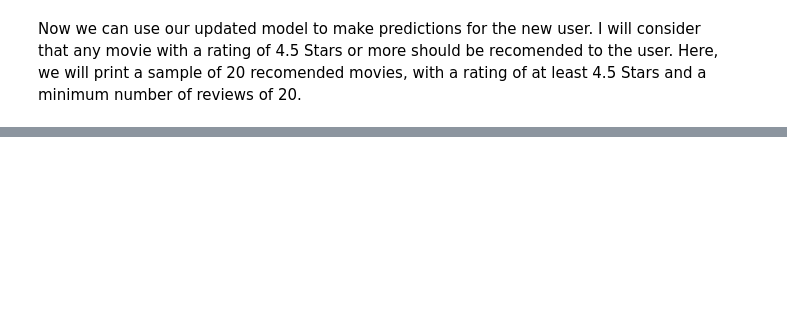
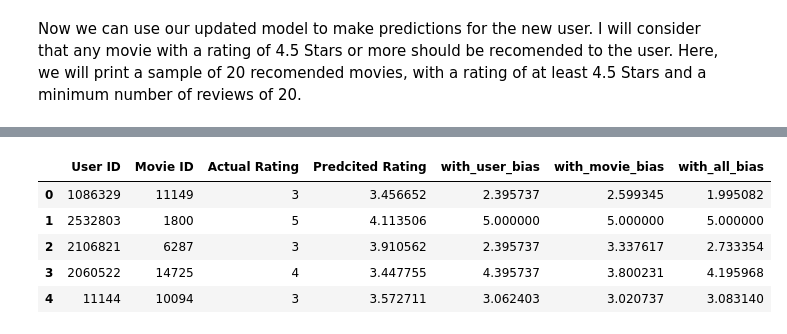
Before and after one commit to masaver/springboard, a Jupyter notebook: capstone1_explring_netlix's_movie_recomender_system/final report/movie_recomender.ipynb, the cells around one changed output, grey strips where cells are left out. Saved outputs shown, nothing was run; the diff lists cells and outputs as text; code cells hidden in the pictures; blank space fills up the shorter version.

```diff
--- a/capstone1_explring_netlix's_movie_recomender_system/final report/movie_recomender.ipynb
+++ b/capstone1_explring_netlix's_movie_recomender_system/final report/movie_recomender.ipynb
@@ -662,0 +903,4 @@ The only recomended movie/series in the sample list that seems a bit out of plac
+# %%
+# sample random trainset and testset
+# test set is made of 30% of the ratings.
+trainset, testset = train_test_split(data, test_size=.3)
@@ -662,0 +935,59 @@ The only recomended movie/series in the sample list that seems a bit out of plac
+# %%
+#Here we group the data and define some functions to calculate the biases
+overall_mean = np.mean(df4['Actual Rating'].values)
+rating_by_user = df4.groupby('User ID').mean()
+rating_by_movie = df4.groupby('Movie ID').mean()
+
+def user_bias(user_id):
+    user_id = int(user_id)
+    bias = rating_by_user.loc[user_id,'Actual Rating'] - overall_mean
+    return bias
+
+def movie_bias(movie_id):
+    movie_id = int(movie_id)
+    bias = rating_by_movie.loc[movie_id,'Actual Rating'] - overall_mean
+    return bias
+# %%
+#Now, we proceed to add the user and movie specific biases to the predicted ratings.
+#In case that the adjusted rating is higher than 5, it will be set to 5.
+#In case that the adjusted rating is lower than 1, it will be set to 1.
+
+def with_user_bias(row):
+    a = row['Actual Rating'] + user_bias(row['User ID'])
+    if a > 5:
+        a = 5
+    elif a < 1:
+        a = 1
+
+    return a
+
+def with_movie_bias(row):
+    a = row['Actual Rating'] + movie_bias(row['Movie ID'])
+    if a > 5:
+        a = 5
+    elif a < 1:
+        a = 1
+
+    return a
+
+def all_bias(row):
+    a = row['Actual Rating'] + user_bias(row['User ID']) + movie_bias(row['Movie ID'])
+    if a > 5:
+        a = 5
+    elif a < 1:
+        a = 1
+
+    return a
+
+df4['with_user_bias'] = df4.apply(with_user_bias, axis=1)
+df4['with_movie_bias'] = df4.apply(with_movie_bias, axis=1)
+df4['with_all_bias'] = df4.apply(all_bias, axis=1)
+
+df4.head()
+# %% [output]
+|  | User ID | Movie ID | Actual Rating | Predcited Rating | with_user_bias | with_movie_bias | with_all_bias |
+| 0 | 1086329 | 11149 | 3 | 3.456652 | 2.395737 | 2.599345 | 1.995082 |
+| 1 | 2532803 | 1800 | 5 | 4.113506 | 5.000000 | 5.000000 | 5.000000 |
+| 2 | 2106821 | 6287 | 3 | 3.910562 | 2.395737 | 3.337617 | 2.733354 |
+| 3 | 2060522 | 14725 | 4 | 3.447755 | 4.395737 | 3.800231 | 4.195968 |
+| 4 | 11144 | 10094 | 3 | 3.572711 | 3.062403 | 3.020737 | 3.083140 |
```
Also changed, not shown: parts of 57 cells of this notebook, 6 other files.
